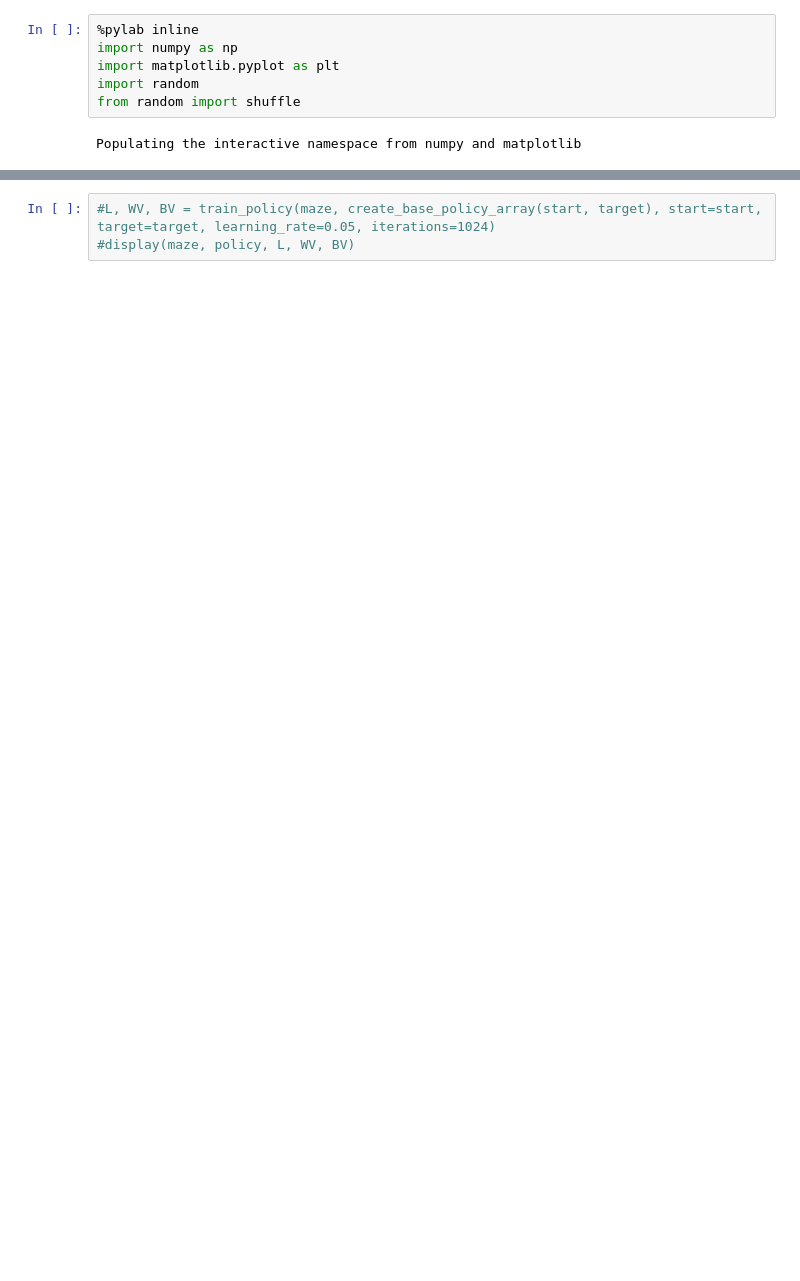
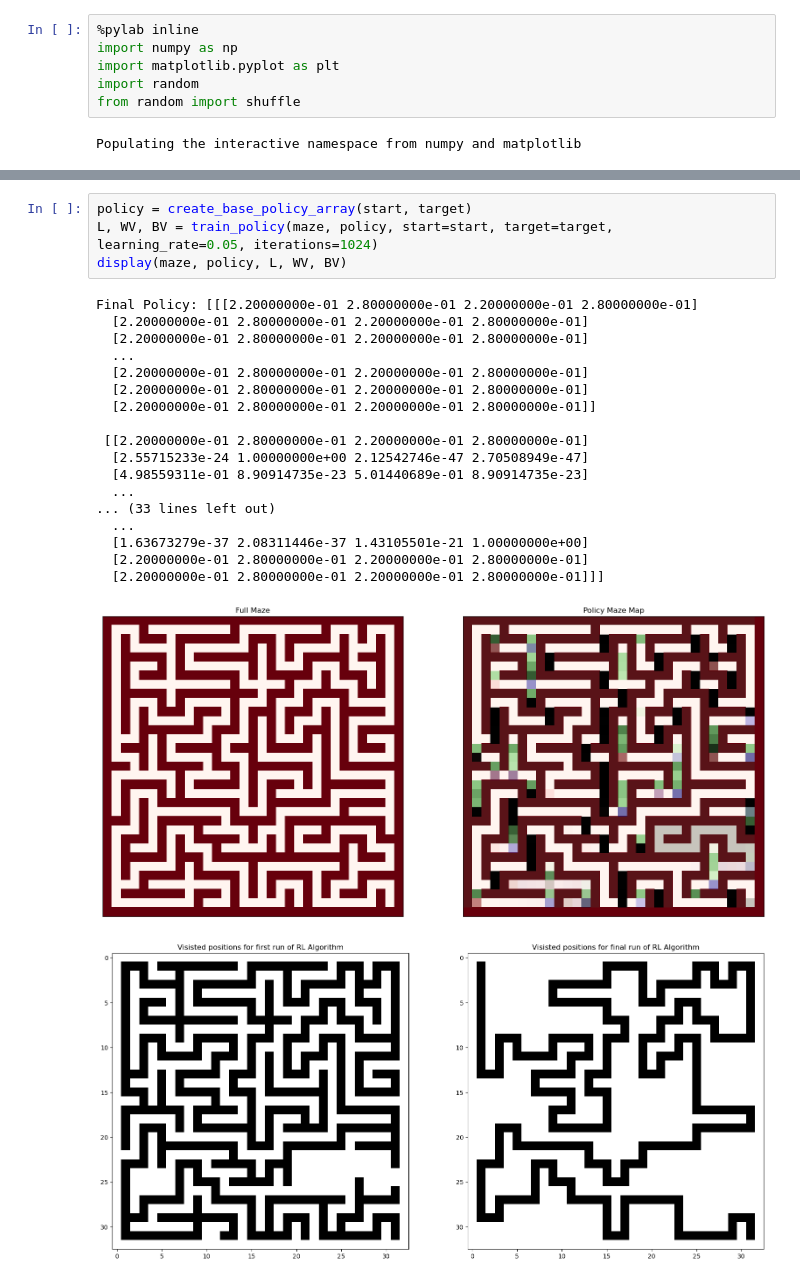
Before and after one commit to Academic-Inquisition/AI-Projekt, a Jupyter notebook: Labb 5/Labb_5_Assignment.ipynb, the cells around one changed output, grey strips where cells are left out. Cells and saved outputs as stored; diff of their text form; blank space fills up the shorter version.

```diff
--- a/Labb 5/Labb_5_Assignment.ipynb
+++ b/Labb 5/Labb_5_Assignment.ipynb
@@ -229,3 +260,24 @@ Final Policy: [[[2.20000000e-01 2.80000000e-01 2.20000000e-01 2.80000000e-01]
 # %%
-#L, WV, BV = train_policy(maze, create_base_policy_array(start, target), start=start, target=target, learning_rate=0.05, iterations=1024)
-#display(maze, policy, L, WV, BV)
+policy = create_base_policy_array(start, target)
+L, WV, BV = train_policy(maze, policy, start=start, target=target, learning_rate=0.05, iterations=1024)
+display(maze, policy, L, WV, BV)
+# %% [output]
+Final Policy: [[[2.20000000e-01 2.80000000e-01 2.20000000e-01 2.80000000e-01]
+  [2.20000000e-01 2.80000000e-01 2.20000000e-01 2.80000000e-01]
+  [2.20000000e-01 2.80000000e-01 2.20000000e-01 2.80000000e-01]
+  ...
+  [2.20000000e-01 2.80000000e-01 2.20000000e-01 2.80000000e-01]
+  [2.20000000e-01 2.80000000e-01 2.20000000e-01 2.80000000e-01]
+  [2.20000000e-01 2.80000000e-01 2.20000000e-01 2.80000000e-01]]
+
+ [[2.20000000e-01 2.80000000e-01 2.20000000e-01 2.80000000e-01]
+  [2.55715233e-24 1.00000000e+00 2.12542746e-47 2.70508949e-47]
+  [4.98559311e-01 8.90914735e-23 5.01440689e-01 8.90914735e-23]
+  ...
+... (33 lines left out)
+  ...
+  [1.63673279e-37 2.08311446e-37 1.43105501e-21 1.00000000e+00]
+  [2.20000000e-01 2.80000000e-01 2.20000000e-01 2.80000000e-01]
+  [2.20000000e-01 2.80000000e-01 2.20000000e-01 2.80000000e-01]]]
+[figure, added]
+[figure, added]
```
Also changed, not shown: parts of 6 cells of this notebook.
